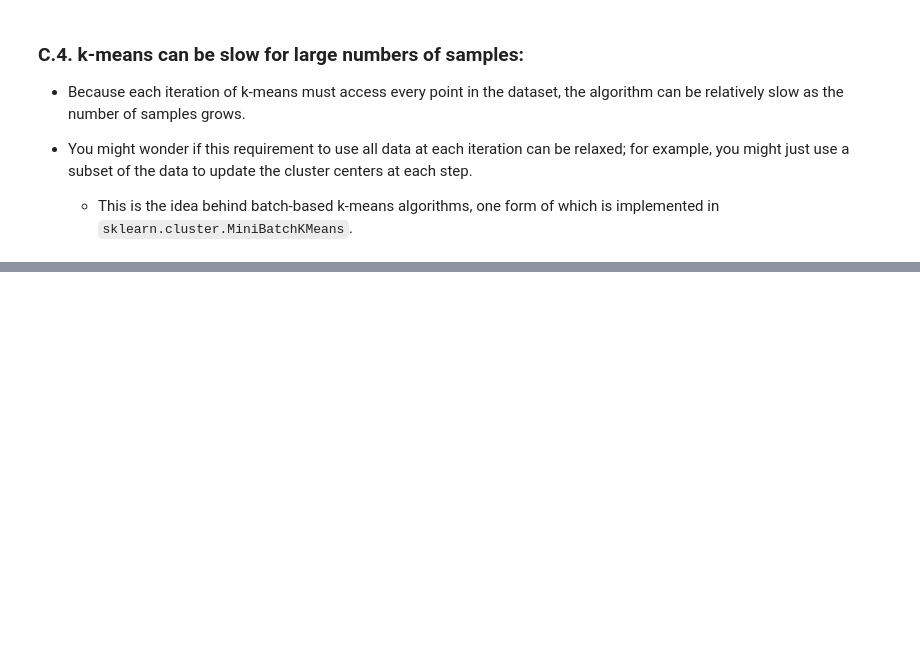
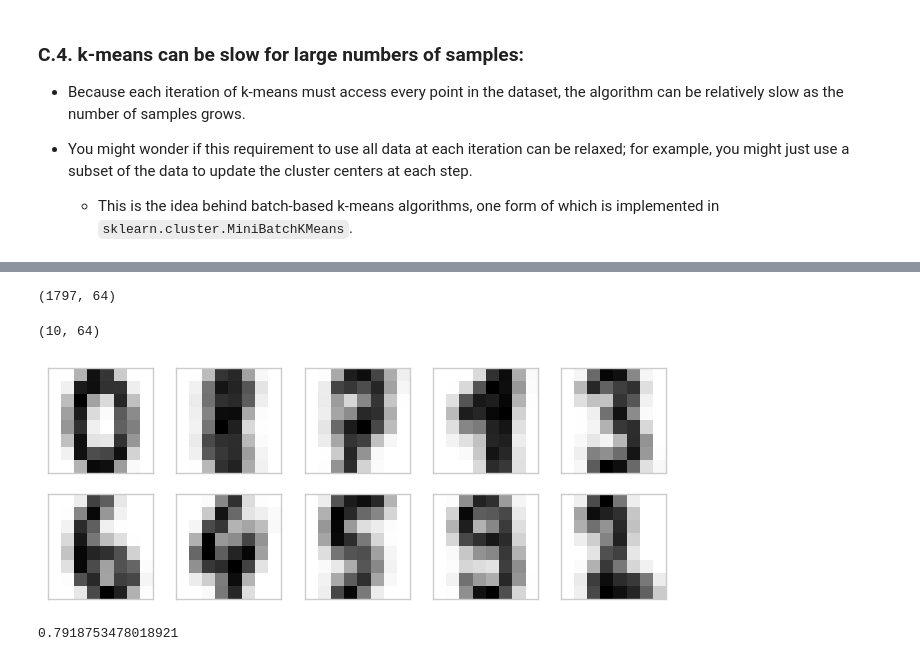
Before and after one commit to Spin8Cycle/ds-proj-remote, a Jupyter notebook: PDSHEx/ml_sklearn_notes/ml_kMeans_clustering.ipynb, the cells around one changed output, grey strips where cells are left out. Saved outputs shown, nothing was run; the diff lists cells and outputs as text; code cells hidden in the pictures; blank space fills up the shorter version.

```diff
--- a/PDSHEx/ml_sklearn_notes/ml_kMeans_clustering.ipynb
+++ b/PDSHEx/ml_sklearn_notes/ml_kMeans_clustering.ipynb
@@ -207,0 +212,37 @@ plt.scatter(X[:, 0], X[:, 1], c=labels, s=50, cmap='viridis');
+# %%
+from sklearn.datasets import load_digits
+
+digits = load_digits()
+digits.data.shape
+# %% [output]
+(1797, 64)
+# %%
+kmeans = KMeans(n_clusters=10, random_state=0)
+clusters = kmeans.fit_predict(digits.data)
+kmeans.cluster_centers_.shape
+# %% [output]
+(10, 64)
+# %%
+import matplotlib as mpl
+
+fig, ax = plt.subplots(2, 5, figsize=(8, 3))
+centers = kmeans.cluster_centers_.reshape(10, 8, 8)
+
+for axi, center in zip(ax.flat, centers):
+    axi.set(xticks=[], yticks=[])
+    axi.imshow(center, interpolation='nearest', cmap=mpl.colormaps['binary'])
+# %% [output]
+[figure, added]
+# %%
+from scipy.stats import mode
+from sklearn.metrics import accuracy_score, confusion_matrix
+
+
+labels = np.zeros_like(clusters)
+for i in range(10):
+    mask = (clusters == i)
+    labels[mask] = mode(digits.target[mask])[0]
+
+accuracy_score(digits.target, labels)
+# %% [output]
+0.7918753478018921
```
Also changed, not shown: parts of 4 cells of this notebook.
